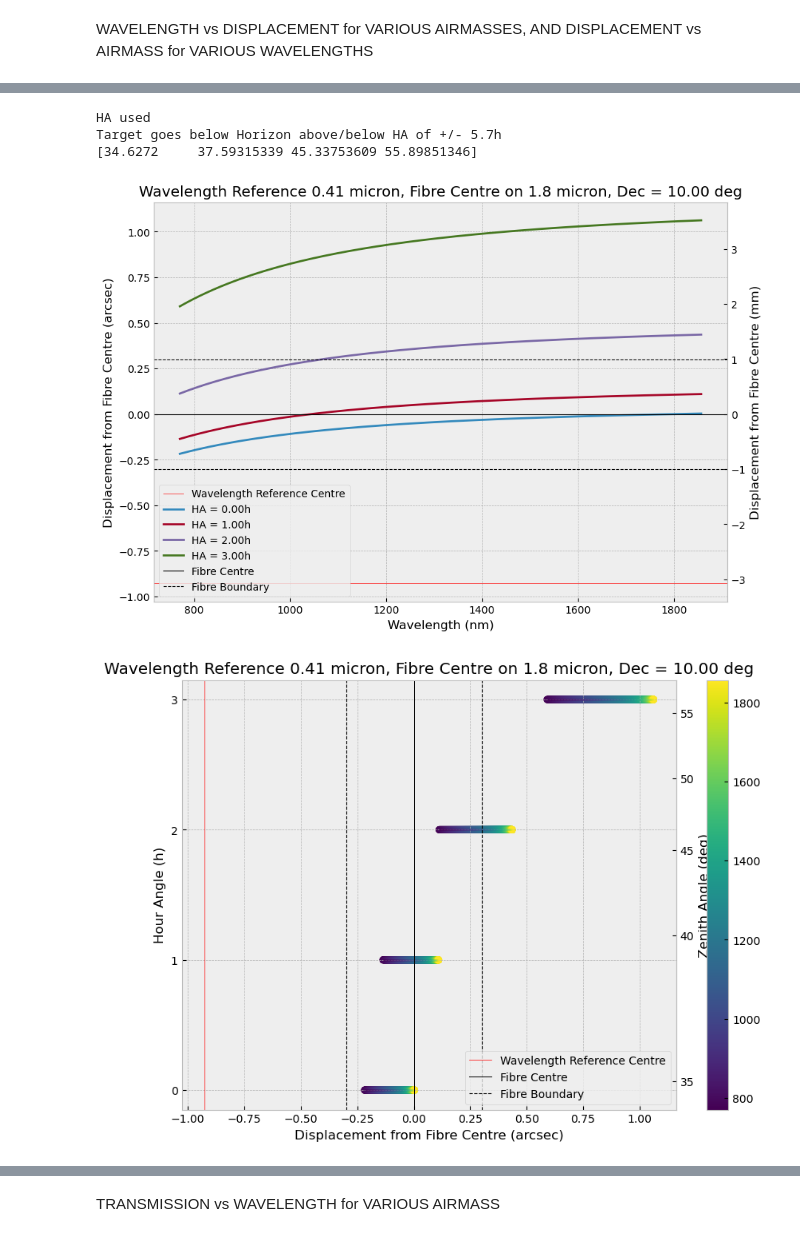
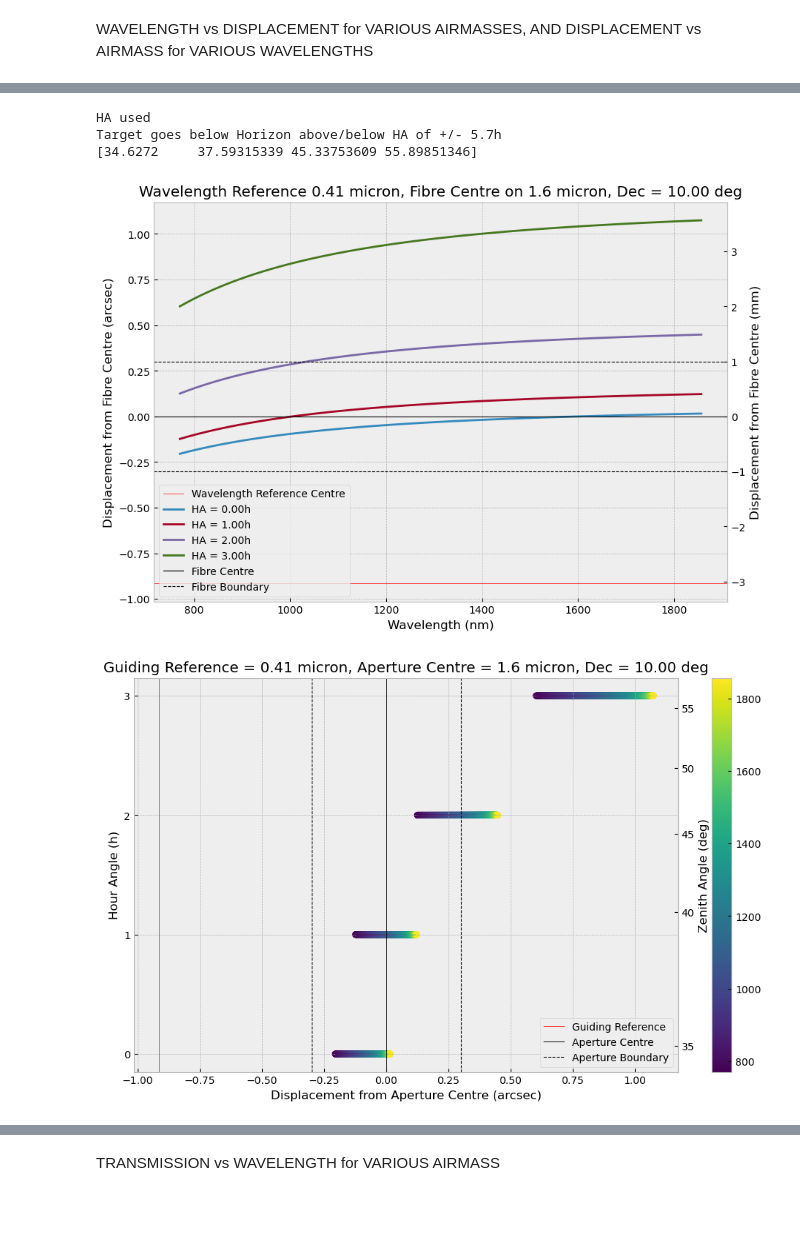
Before and after one commit to JamianStephan/MOSAIC-AD-Analysis, a Jupyter notebook: Version 2/Snapshot Graphs.ipynb, the cells around one changed output, grey strips where cells are left out. Cells and saved outputs as stored; diff of their text form; code cells hidden in the pictures; blank space fills up the shorter version.

```diff
--- a/Version 2/Snapshot Graphs.ipynb
+++ b/Version 2/Snapshot Graphs.ipynb
@@ -33,10 +90,10 @@ def shift_plot(input_parameters,output_parameters,conditions):
         #2) Displacement vs HA for different wavelengths
         to_HA = lambda ZA_vals: atm_diff.ZA_2_HA(ZA_vals,input_parameters['targ_dec'])
         to_ZA = lambda HA_vals: atm_diff.HA_2_ZA(HA_vals,input_parameters['targ_dec'])
-        fig, ax = plt.subplots(figsize=(10,7))
+        fig, ax = plt.subplots(figsize=(12,7))
         ax2 = ax.secondary_yaxis("right", functions=(to_ZA, to_HA))
         if input_parameters['reposition'] == False: #If repositioned, wavelength reference centre is meaningless as relative position changes
-            plt.axvline(-centre_shift.value,linewidth=0.5,color='red',label='Wavelength Reference Centre')
+            plt.axvline(-centre_shift.value,linewidth=0.5,color='red',label='Guiding Reference')
         xvals=np.linspace(-1,1,len(output_parameters['wave_wavelengths']))
         c=np.tan(xvals)
         for i in range(0,len(output_parameters['shifts'])):
@@ -50,15 +107,17 @@ def shift_plot(input_parameters,output_parameters,conditions):
             lc.set_linewidth(2)
             line=ax.add_collection(lc)
         fig.colorbar(line)
-        plt.axvline(0,linewidth=0.7,color='black',label='Fibre Centre')
-        plt.axvline(output_parameters['fibre_diameter'].value/2,linewidth=0.8,color='black',label='Fibre Boundary',linestyle='--')
+        plt.axvline(0,linewidth=0.7,color='black',label='Aperture Centre')
+        plt.axvline(output_parameters['fibre_diameter'].value/2,linewidth=0.8,color='black',label='Aperture Boundary',linestyle='--')
         plt.axvline(-output_parameters['fibre_diameter'].value/2,linewidth=0.8,color='black',linestyle='--')
-        plt.xlabel('Displacement from Fibre Centre (arcsec)')
+        plt.xlabel('Displacement from Aperture Centre (arcsec)')
         plt.ylabel('Hour Angle (h)')
         ax2.set_ylabel("Zenith Angle (deg)")
         plt.yticks(np.linspace(min(HA_range),max(HA_range),len(HA_range)))
         plt.legend()
-        plt.title('Wavelength Reference %s, Fibre Centre on %s, Dec = %2.2f deg' %(input_parameters['guide_waveref'],input_parameters['fibrecentre_waveref'],input_parameters['targ_dec'].value))
+        plt.title('Guiding Reference = %s, Aperture Centre = %s, Dec = %2.2f deg' %(input_parameters['guide_waveref'],input_parameters['fibrecentre_waveref'],input_parameters['targ_dec'].value))
+
+        plt.savefig("Displacement.png",dpi=500)
 
     #ZA PLOTS
     if input_parameters['ZA_range'] != []: #If plot is True and Zenith Angle values are used, plot the 2 graphs
@@ -77,11 +136,12 @@ def shift_plot(input_parameters,output_parameters,conditions):
         plt.axhline(0,linewidth=0.8,color='black',label='Fibre Centre')
         plt.axhline(output_parameters['fibre_diameter'].value/2,linewidth=0.8,color='black',label='Fibre Boundary',linestyle='--')
         plt.axhline(-output_parameters['fibre_diameter'].value/2,linewidth=0.8,color='black',linestyle='--')
-        plt.title('Wavelength Reference %s, Fibre Centre on %s' %(input_parameters['guide_waveref'],input_parameters['fibrecentre_waveref']))
         plt.legend(loc='best')
         ax.set_ylabel('Displacement from Fibre Centre (arcsec)')
         ax2.set_ylabel('Displacement from Fibre Centre (mm)')
         ax.set_xlabel('Wavelength (nm)')
+        plt.title('Guiding Reference = %s, Aperture Reference = %s' %(input_parameters['guide_waveref'],input_parameters['fibrecentre_waveref']))
+
 
         #2) Displacement vs ZA for different wavelengths
         fig, ax = plt.subplots(figsize=(10,7))
@@ -108,22 +168,22 @@ def shift_plot(input_parameters,output_parameters,conditions):
         plt.ylabel('Zenith Angle (deg)')
         plt.yticks(np.linspace(min(ZA_range),max(ZA_range),len(ZA_range)))
         plt.legend()
-        plt.title('Wavelength Reference %s, Fibre Centre on %s' %(input_parameters['guide_waveref'],input_parameters['fibrecentre_waveref']))
+        plt.title('Guiding Reference = %s, Aperture Reference = %s' %(input_parameters['guide_waveref'],input_parameters['fibrecentre_waveref']))
 # %%
 analysis=AD_analysis()
 analysis.load_airmasses(HA_range=[0,1,2,3],targ_dec=10 * u.deg)
 analysis.load_wave("LR","NIR","IY","H",sampling=1*u.nm)
-analysis.calculate_shifts(fibrecentre_waveref = 1.8 * u.micron,reposition=False,guide_waveref=0.41*u.micron)
+analysis.calculate_shifts(fibrecentre_waveref = 1.6 * u.micron,reposition=False,guide_waveref=0.41*u.micron)
 input_parameters=analysis.input_parameters
 output_parameters=analysis.output_parameters
 conditions=analysis.conditions
 shift_plot(input_parameters,output_parameters,conditions)
 # %% [output]
 HA used
 Target goes below Horizon above/below HA of +/- 5.7h
 [34.6272     37.59315339 45.33753609 55.89851346]
-[figure, old version]
+[figure, new version]
-[figure, old version]
+[figure, new version]
 # %%
 # analysis=AD_analysis()
 # analysis.load_airmasses(ZA_range=[34.627, 37.59315339, 45.33753609, 55.89851346])
```
Also changed, not shown: parts of 11 cells of this notebook, 8 other files.
